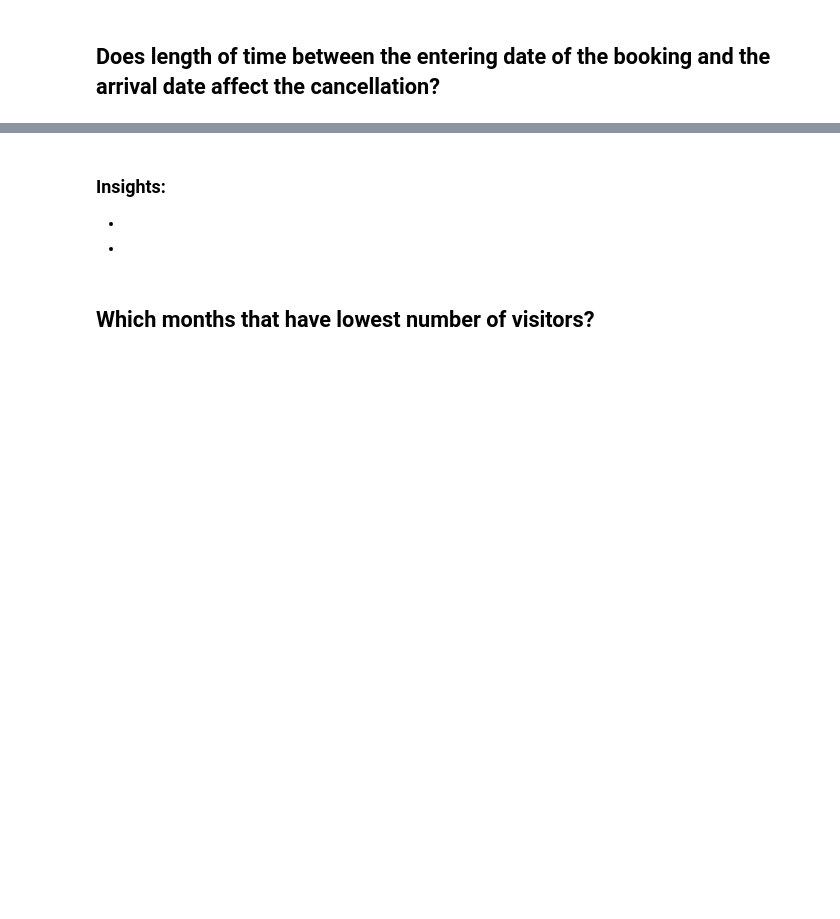
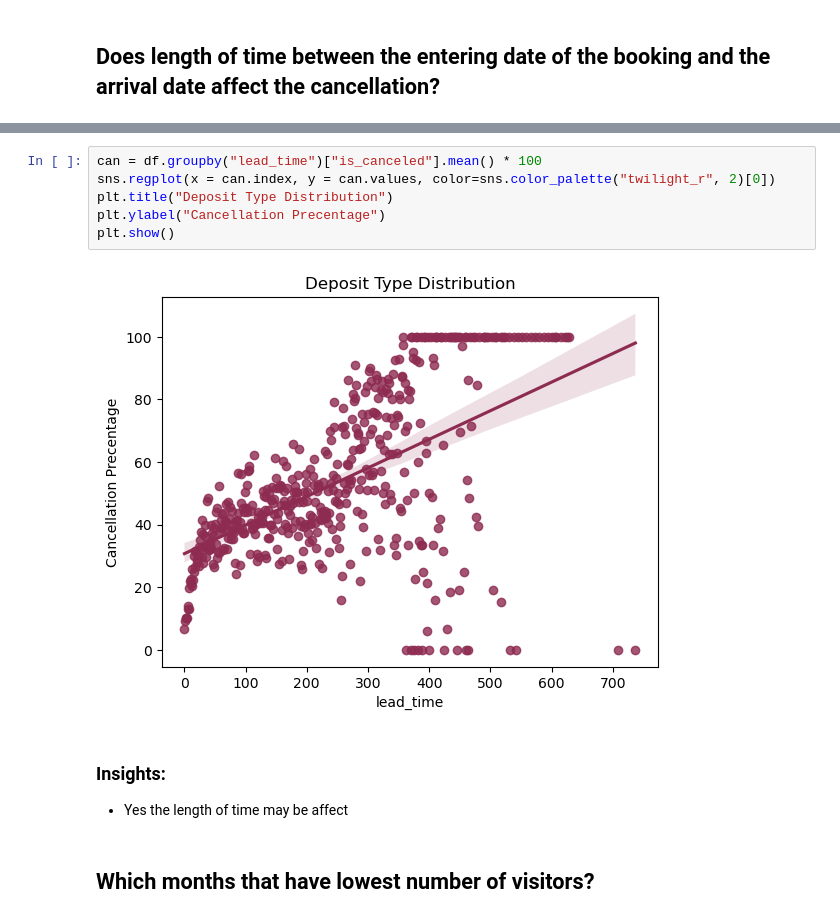
Before and after one commit to Tuwaiq-Data-Science-Bootcamp-V4/PCA-Lab, a Jupyter notebook: CV_Assignment.ipynb, the cells around one changed output, grey strips where cells are left out. Drawn from its saved outputs; the diff is of its cells as text; blank space fills up the shorter version.

```diff
--- a/CV_Assignment.ipynb
+++ b/CV_Assignment.ipynb
@@ -119,6 +129,13 @@ df.describe(include='object')
-# %% [markdown]
-### Insights:
--
--
+# %%
+can = df.groupby("lead_time")["is_canceled"].mean() * 100
+sns.regplot(x = can.index, y = can.values, color=sns.color_palette("twilight_r", 2)[0])
+plt.title("Deposit Type Distribution")
+plt.ylabel("Cancellation Precentage")
+plt.show()
+# %% [output]
+[figure, added]
+# %% [markdown]
+### Insights:
+- Yes the length of time may be affect
 # %% [markdown]
 ## Which months that have lowest number of visitors?
```
Also changed, not shown: parts of 31 cells of this notebook.
